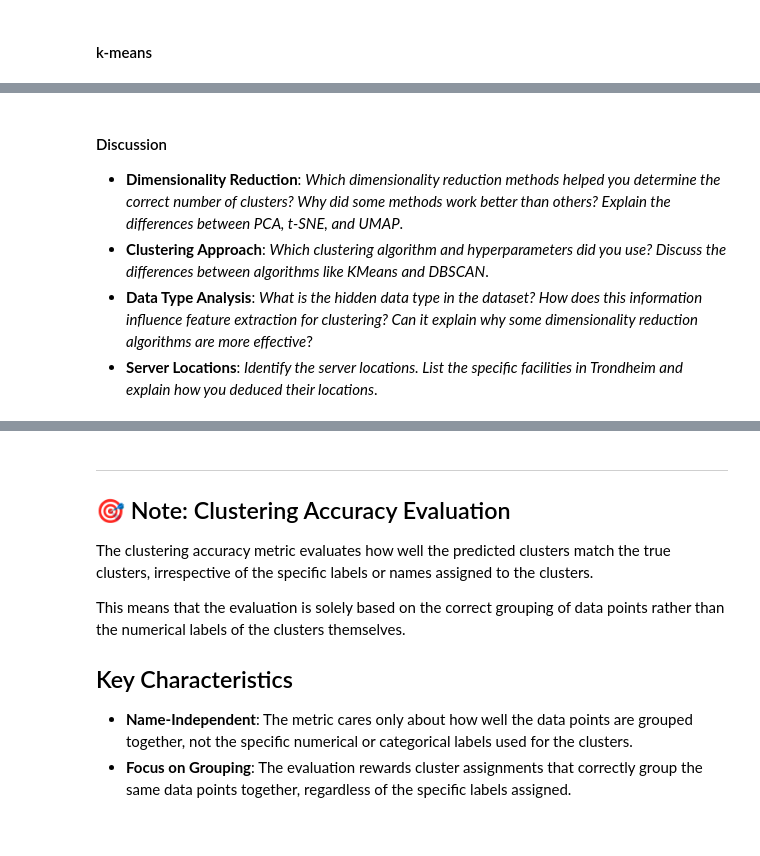
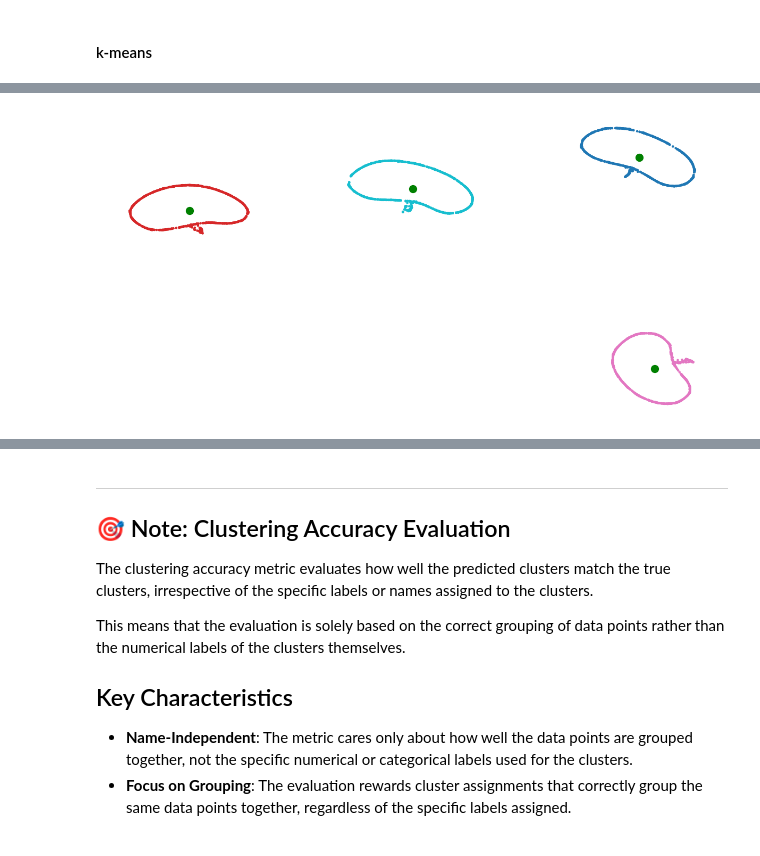
Before and after one commit to fjhanevo/TDT4172, a Jupyter notebook: Assignment2/Chapter_2.ipynb, the cells around one changed output, grey strips where cells are left out. Cells and saved outputs as stored; diff of their text form; code cells hidden in the pictures.

```diff
--- a/Assignment2/Chapter_2.ipynb
+++ b/Assignment2/Chapter_2.ipynb
@@ -702,6 +701,13 @@ plt.show()
-# %% [markdown]
-#### Discussion
-   - **Dimensionality Reduction**: *Which dimensionality reduction methods helped you determine the correct number of clusters? Why did some methods work better than others? Explain the differences between PCA, t-SNE, and UMAP*.
-   - **Clustering Approach**: *Which clustering algorithm and hyperparameters did you use? Discuss the differences between algorithms like KMeans and DBSCAN*.
-   - **Data Type Analysis**: *What is the hidden data type in the dataset? How does this information influence feature extraction for clustering? Can it explain why some dimensionality reduction algorithms are more effective*?
-   - **Server Locations**: *Identify the server locations. List the specific facilities in Trondheim and explain how you deduced their locations*.
+# %%
+# Let's see if k-means performs better with the new data_umap
+kmeans_umap = KMeans(n_clusters=clusters, random_state=seed)
+labels_kmeans_umap = kmeans_umap.fit_predict(data_umap)
+
+plt.figure(figsize=(12,6))
+plt.scatter(data_umap[:,0], data_umap[:,1], c=labels_kmeans_umap, cmap='tab10', s=5)
+plt.scatter(kmeans_umap.cluster_centers_[:,0], kmeans_umap.cluster_centers_[:,1], c='green', s=100)
+plt.axis('off')
+plt.tight_layout()
+plt.show()
+# %% [output]
+[figure, added]
```
Also changed, not shown: parts of 13 cells of this notebook.
